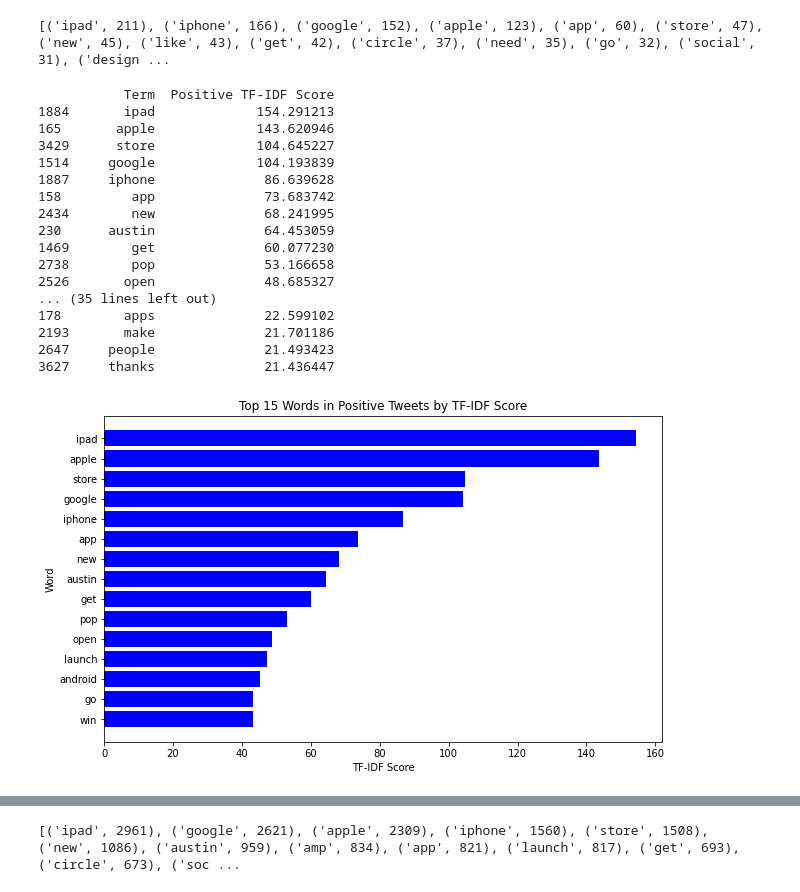
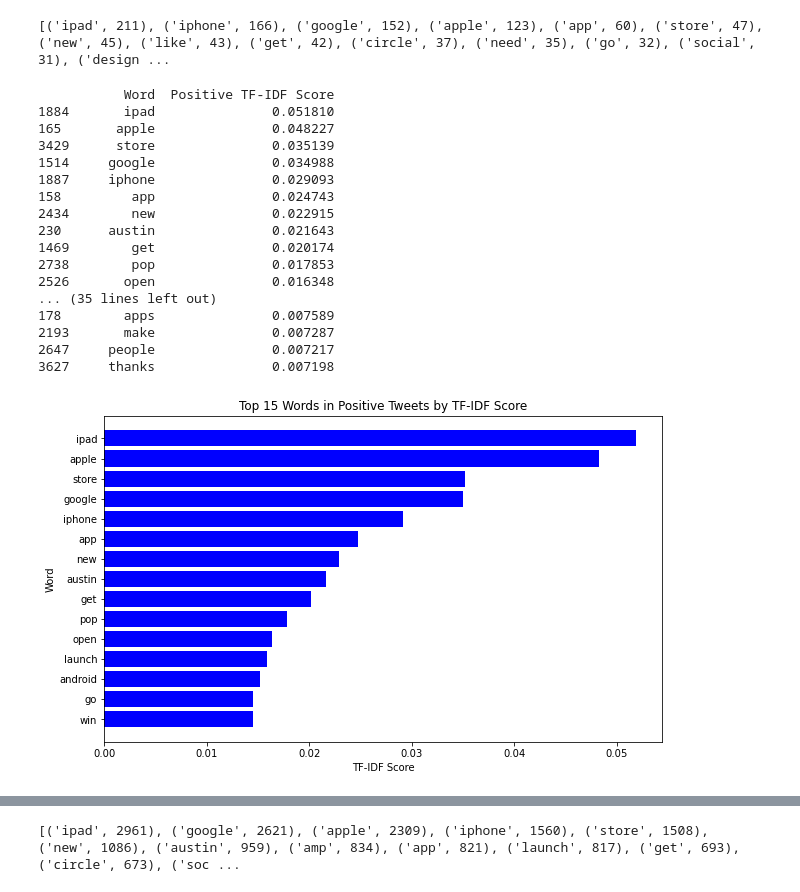
Before and after one commit to juved/Unveiling-Sentiments-on-Apple-and-Google-Products, a Jupyter notebook: Notebooks/jay_pre_final.ipynb, the cells around one changed output, grey strips where cells are left out. Saved outputs shown, nothing was run; the diff lists cells and outputs as text; code cells hidden in the pictures.

```diff
--- a/Notebooks/jay_pre_final.ipynb
+++ b/Notebooks/jay_pre_final.ipynb
@@ -141,15 +173,5 @@ lemmatizer = WordNetLemmatizer()
 # %%
 def doc_preparer(doc, stop_words=sw):
-    '''
-
-    :param doc: column from database
-    :return: a document string with words which have been
-            lemmatized,
-            parsed for stopwords,
-            made lowercase,
-            and stripped of punctuation and numbers.
-    '''
-
     regex_token = RegexpTokenizer(r"([a-zA-Z]+(?:’[a-z]+)?)")
     tokens = regex_token.tokenize(doc)
     lowered_t = [word.lower() for word in tokens]
@@ -226,45 +252,48 @@ pos_tfidf_vectorizer = TfidfVectorizer()
 pos_tfidf_matrix = pos_tfidf_vectorizer.fit_transform(pos_documents)
 
 pos_feature_names = pos_tfidf_vectorizer.get_feature_names()
-pos_tfidf_scores = pos_tfidf_matrix.sum(axis=0).A1
+pos_feature_names
+pos_tfidf_scores = pos_tfidf_matrix.mean(axis=0).A1
 
-pos_tfidf_df = pd.DataFrame({'Term': pos_feature_names, 'Positive TF-IDF Score': pos_tfidf_scores})
+pos_tfidf_df = pd.DataFrame({'Word': pos_feature_names, 'Positive TF-IDF Score': pos_tfidf_scores})
 pos_tfidf_df = pos_tfidf_df.sort_values(by='Positive TF-IDF Score', ascending=False)
 
 print(pos_tfidf_df.head(50))
+
+#pos_tfidf_scores
 # %% [output]
-           Term  Positive TF-IDF Score
-1884       ipad             154.291213
-165       apple             143.620946
-3429      store             104.645227
-1514     google             104.193839
-1887     iphone              86.639628
-158         app              73.683742
-2434        new              68.241995
-230      austin              64.453059
-1469        get              60.077230
-2738        pop              53.166658
-2526       open              48.685327
+           Word  Positive TF-IDF Score
+1884       ipad               0.051810
+165       apple               0.048227
+3429      store               0.035139
+1514     google               0.034988
+1887     iphone               0.029093
+158         app               0.024743
+2434        new               0.022915
+230      austin               0.021643
+1469        get               0.020174
+2738        pop               0.017853
+2526       open               0.016348
 ... (35 lines left out)
-178        apps              22.599102
-2193       make              21.701186
-2647     people              21.493423
-3627     thanks              21.436447
+178        apps               0.007589
+2193       make               0.007287
+2647     people               0.007217
+3627     thanks               0.007198
 # %%
 
 # Get the top 15 terms and scores
 p_top_terms = pos_tfidf_df.head(15)
 
 # Create a bar chart
 plt.figure(figsize=(10, 6))
-plt.barh(p_top_terms['Term'], p_top_terms['Positive TF-IDF Score'], color='blue')
+plt.barh(p_top_terms['Word'], p_top_terms['Positive TF-IDF Score'], color='blue')
 plt.xlabel('TF-IDF Score')
 plt.ylabel('Word')
 plt.title('Top 15 Words in Positive Tweets by TF-IDF Score')
 plt.gca().invert_yaxis()  # Invert the y-axis to display the highest score at the top
 plt.show()
 # %% [output]
-[figure, old version]
+[figure, new version]
 # %%
 neut_documents = neutral_df['preprocessed_text']
 neut_tfidf_vectorizer = TfidfVectorizer()
```
Also changed, not shown: parts of 72 cells of this notebook.
